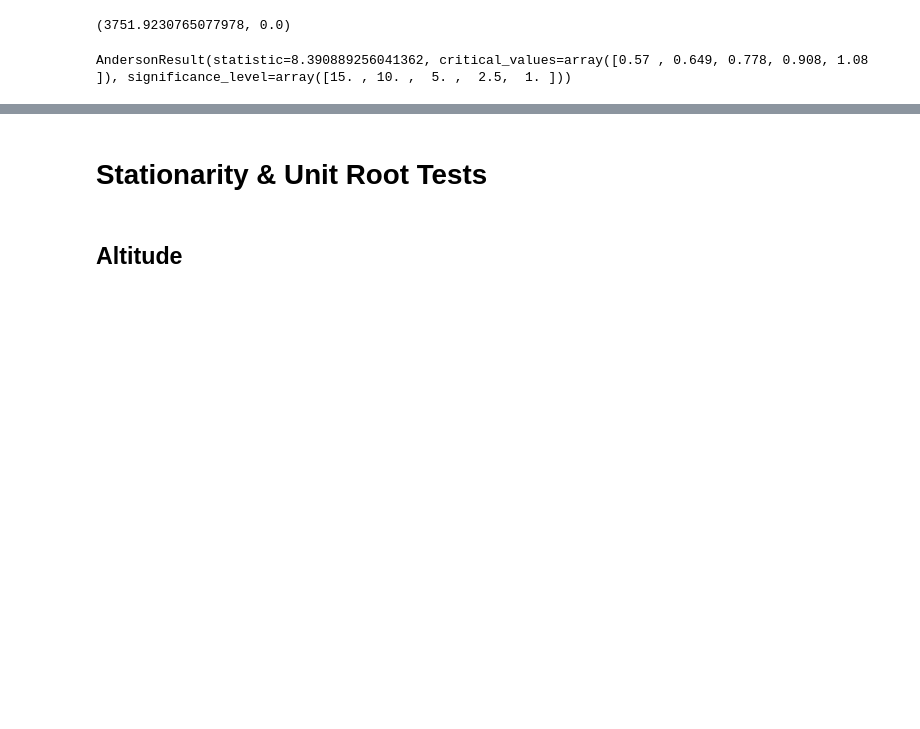
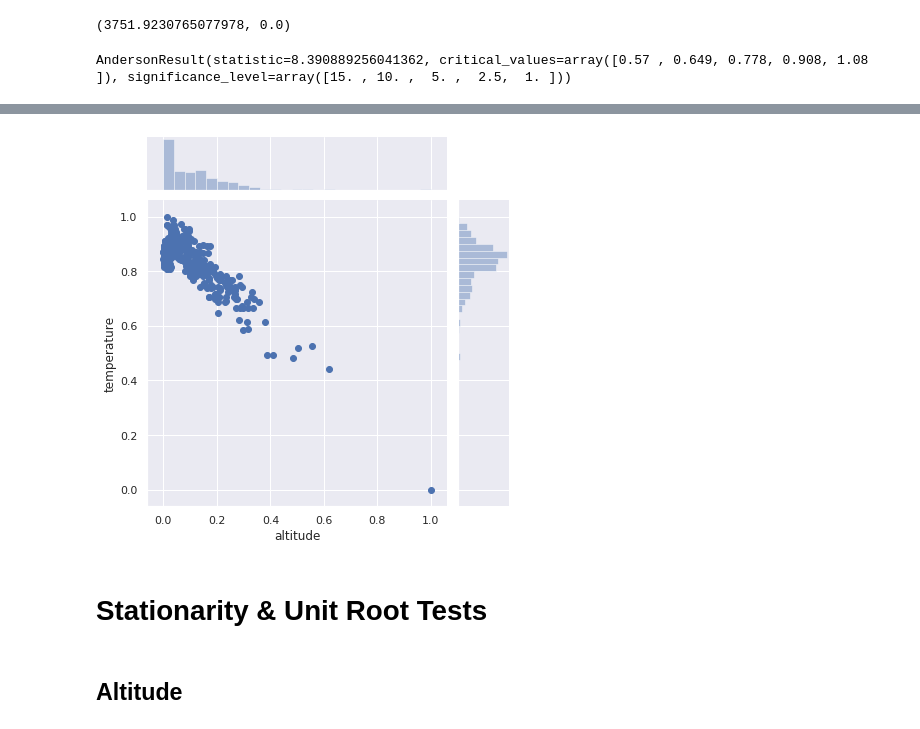
Before and after one commit to deltorobarba/sciences, a Jupyter notebook: causality.ipynb, the cells around one changed output, grey strips where cells are left out. Drawn from its saved outputs; the diff is of its cells as text; code cells hidden in the pictures; blank space fills up the shorter version.

```diff
--- a/causality.ipynb
+++ b/causality.ipynb
@@ -169,3 +275,7 @@ AndersonResult(statistic=8.390889256041362, critical_values=array([0.57 , 0.649,
+# %%
+sns.jointplot(x="altitude", y="temperature", data=normalized);
+# %% [output]
+[figure, added]
 # %% [markdown]
 # Stationarity & Unit Root Tests
 # %% [markdown]
```
Also changed, not shown: parts of 23 cells of this notebook.
